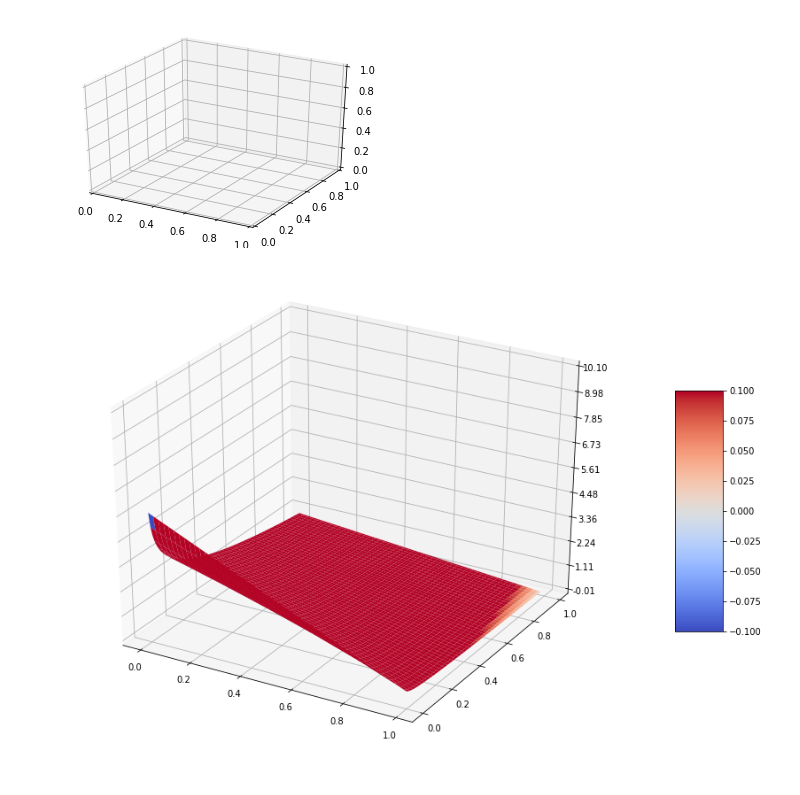
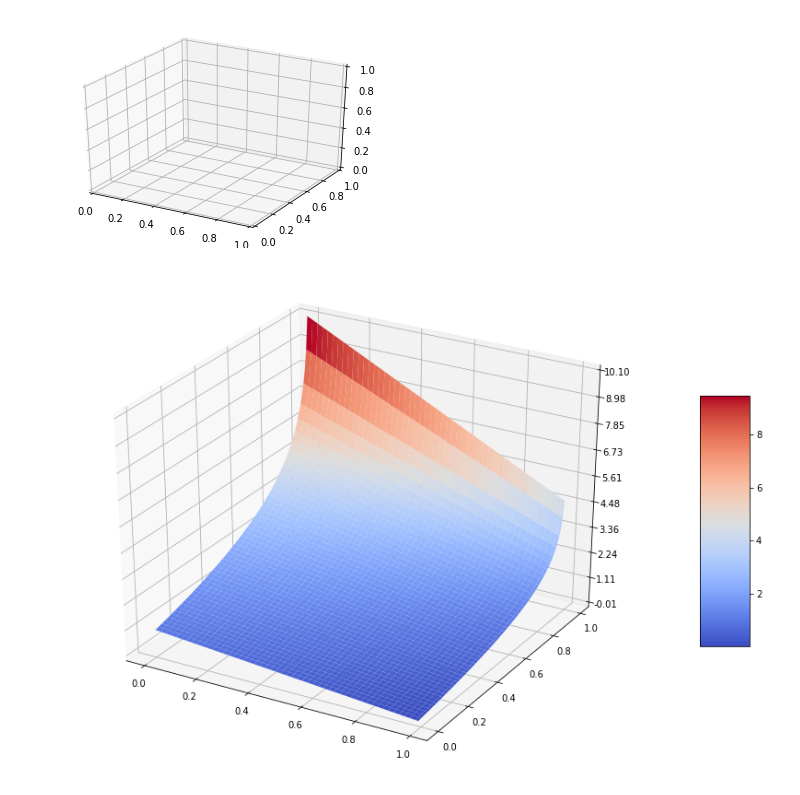
Before and after one commit to ppmdatix/gitELECOM, a Jupyter notebook: NovGan/3Dsurface.ipynb, the cells around one changed output. Drawn from its saved outputs; the diff is of its cells as text; code cells hidden in the pictures.

```diff
--- a/NovGan/3Dsurface.ipynb
+++ b/NovGan/3Dsurface.ipynb
@@ -7,35 +7,39 @@ from matplotlib.ticker import LinearLocator, FormatStrFormatter
 import numpy as np
 
 
 fig = plt.figure()
 ax = fig.gca(projection='3d')
 
+
+
 # Make data.
 alpha = 1
 X = np.arange(0, 1, 0.01)
-Y = np.arange(0, 1, 0.01)
+Y =  np.arange(0, 1, 0.01)
 X, Y = np.meshgrid(X, Y)
-alpha = 0.1
+alpha = 2
 offset = 1
-Z =  X * (- np.log(Y)) * alpha + (1 - X)*((-np.log(Y)+offset))*1
+L = - np.log(1-Y)
+Z =  X * L + (1 - X)*(alpha*L +offset)
 
 
 
 fig = plt.figure(figsize=(15,10))
 ax = fig.add_subplot(111, projection='3d')
 # Plot the surface.
 surf = ax.plot_surface(X, Y, Z, cmap=cm.coolwarm,
                        linewidth=0, antialiased=True, shade=False)
 
 # Customize the z axis.
 ax.set_zlim(-0.01, 10.1)
 ax.zaxis.set_major_locator(LinearLocator(10))
 ax.zaxis.set_major_formatter(FormatStrFormatter('%.02f'))
 
 # Add a color bar which maps values to colors.
 fig.colorbar(surf, shrink=0.5, aspect=5)
-
+plt.savefig("images/3Dsurf.png")
 plt.show()
+plt.close()
 # %% [output]
 [figure]
-[figure, old version]
+[figure, new version]
```
Also changed, not shown: parts of 1 cell of this notebook, 2 other files.
